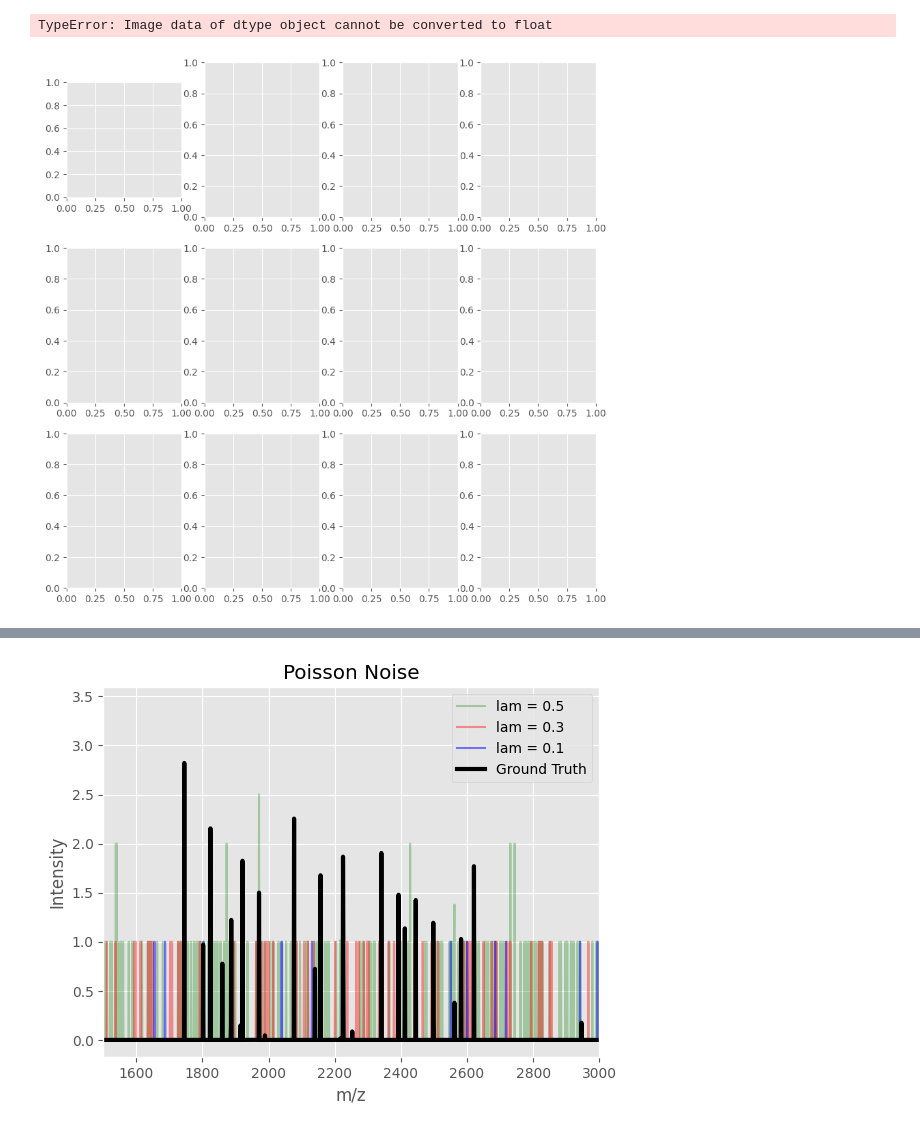
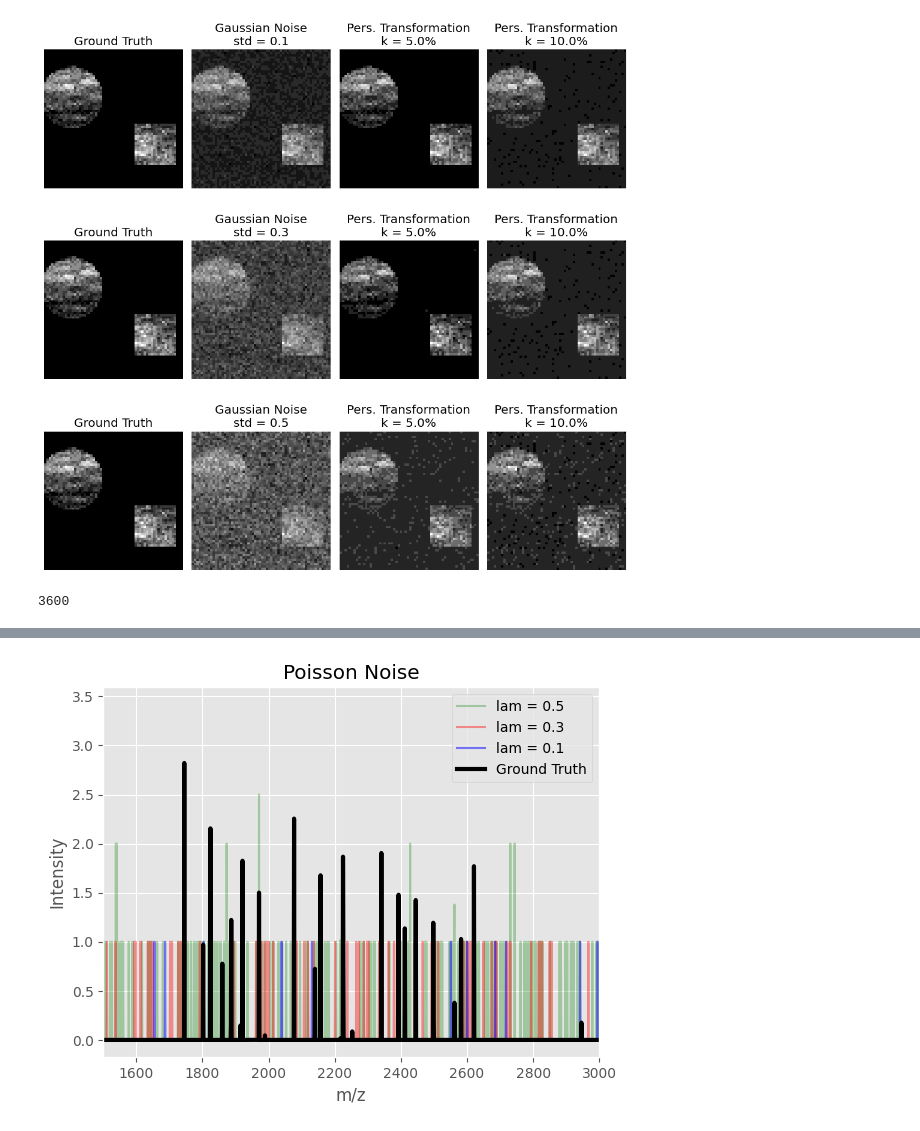
Before and after one commit to klailag/SupervisedTDAMethodForMALDI, a Jupyter notebook: Paper revision/NoiseSimulation.ipynb, the cells around one changed output, grey strips where cells are left out. Saved outputs shown, nothing was run; the diff lists cells and outputs as text; code cells hidden in the pictures.

```diff
--- a/Paper revision/NoiseSimulation.ipynb
+++ b/Paper revision/NoiseSimulation.ipynb
@@ -170,7 +170,7 @@ def apply_pt(data, noise_type, k = [0.05, 0.1], lam = [0.01, 0.05, 0.1], mean =
             temp = getPercantageForSpectra(pt_data[i], len(data[0]), k_value)
             pt.append(temp)
             images.append(create_maldi_image(temp))
-            labels.append('Transformation\nk = {}%'.format(k_value * 100))
+            labels.append('Pers. Transformation\nk = {}%'.format(k_value * 100))
 
     matplotlib.style.use('ggplot')
     fig, axes = plt.subplots(nrows=length, ncols=2 + len(k), figsize=(10, 10), dpi=100)
@@ -185,10 +185,13 @@ def apply_pt(data, noise_type, k = [0.05, 0.1], lam = [0.01, 0.05, 0.1], mean =
     plt.show()
     return images, labels, noisy_data
 # %%
-images_gaus, lable_gaus, noisy_data_gaus = noisy_data_gaus = apply_pt(data = read_data("data/image_data_baseline_60x60_baseline_0.RData"), noise_type = 'gaussian', k = [0.05, 0.1], mean = 0.1, std = [0.1, 0.3, 0.5])
+images_gaus, lable_gaus, noisy_data_gaus = apply_pt(data = read_data("data/image_data_baseline_60x60_baseline_0.RData"), noise_type = 'gaussian', k = [0.05, 0.1], mean = 0.1, std = [0.1, 0.3, 0.5])
 # %% [output]
-TypeError: Image data of dtype object cannot be converted to float
-[figure, old version]
+[figure, new version]
+# %%
+len(noisy_data_gaus[2])
+# %% [output]
+3600
 # %%
 # Plot the NumPy array
 matplotlib.style.use('ggplot')
```
Also changed, not shown: parts of 2 cells of this notebook, 3 other files.
